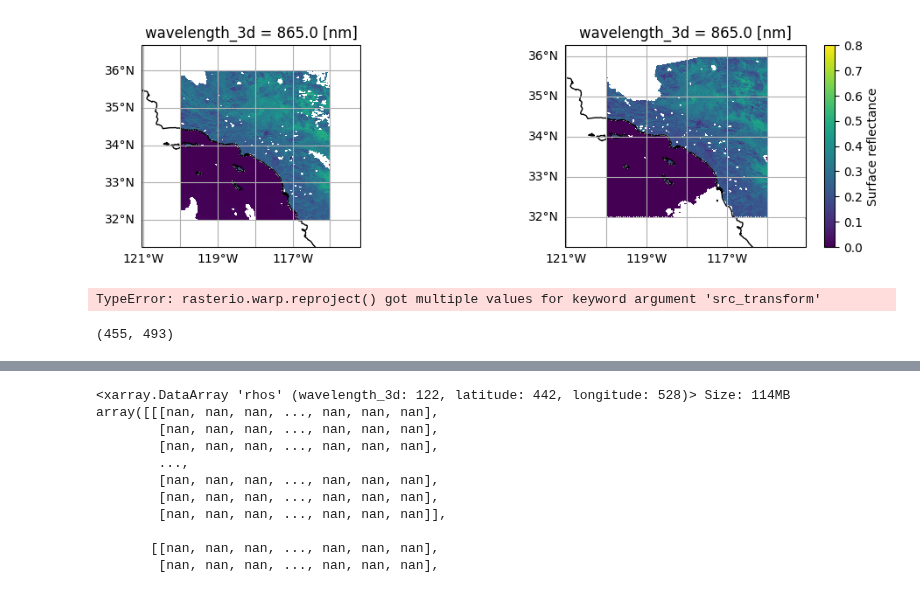
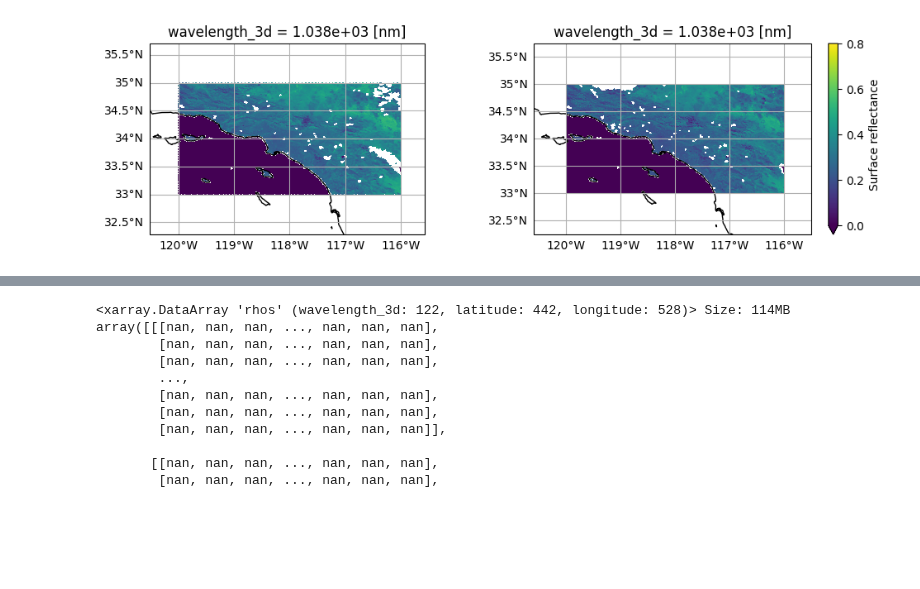
Before and after one commit to skyecaplan/pace-rapid-response, a Jupyter notebook: PRR_Land/dNBR_analysis.ipynb, the cells around one changed output, grey strips where cells are left out. Cells and saved outputs as stored; diff of their text form; code cells hidden in the pictures; blank space fills up the shorter version.

Commit message:
grid match and dnbr progress

```diff
--- a/PRR_Land/dNBR_analysis.ipynb
+++ b/PRR_Land/dNBR_analysis.ipynb
@@ -17,8 +17,8 @@ import utilities.useful_functions as utils
 from rasterio.enums import Resampling
 
 # Set up known scenes and time to search through
-bboxes = {"mb":(-102, 53.5, -92, 59), "la":(-120, 32, -116, 36)}
-tspan = ("2024-12-07", "2024-12-19")
+bbox = {"mb":(-102, 53.5, -92, 59), "la":(-120, 33, -116, 35),}
+tspan = ("2024-12-07", "2024-12-18")
 # %%
 # Set credentials
 auth = earthaccess.login(persist=True)
@@ -28,7 +28,8 @@ auth = earthaccess.login(persist=True)
 results = earthaccess.search_data(
     short_name="PACE_OCI_L2_SFREFL",
     temporal=tspan,
-    bounding_box=bboxes["la"],
+    bounding_box=bbox["la"],
     cloud_cover=(0, 75)
 )
+results[-1]
 # %% [output]
@@ -46,5 +50,15 @@ Opening 2 granules, approx size: 1.46 GB
 # %%
-# Open, subset, and mask files. Cell takes quite a while
+# Open, subset, and mask prefire files (~2 mins on cryocloud)
+import time
+start = time.time()
 prefire_1, prefire_2 = utils.open_nc(paths[0]), utils.open_nc(paths[1])
-prefire_1, prefire_2 = utils.subset(prefire_1, bboxes["la"]), utils.subset(prefire_2, bboxes["la"])
+
+# Subset to necessary bands
+prefire_1 = prefire_1.sel({"wavelength_3d":[1038, 2131]}, method="nearest")
+prefire_2 = prefire_2.sel({"wavelength_3d":[1038, 2131]}, method="nearest")
+
+# Subset and Mask
+prefire_1, prefire_2 = utils.subset(prefire_1, bbox["la"]), utils.subset(prefire_2, bbox["la"])
 prefire_1, prefire_2 = utils.mask_ds(prefire_1), utils.mask_ds(prefire_2)
+end=time.time()
+print(f"Code took {(end - start) / 60} mins to run")
@@ -51,26 +67,23 @@ prefire_1, prefire_2 = utils.mask_ds(prefire_1), utils.mask_ds(prefire_2)
 # %%
-# Plot to make sure
+# Plot to make sure everything worked
 fig, ax = plt.subplots(1, 2, subplot_kw=dict(projection=ccrs.PlateCarree()), figsize=(12,3))
 ax[0].coastlines()
 ax[1].coastlines()
 ax[0].gridlines(draw_labels={"left": "y", "bottom": "x"})
 ax[1].gridlines(draw_labels={"left": "y", "bottom": "x"})
-prefire_1.rhos[:,:,110].plot(x="longitude", y="latitude", vmin=0, vmax=0.8, ax=ax[0], add_colorbar=False)
-prefire_2.rhos[:,:,110].plot(x="longitude", y="latitude", vmin=0, vmax=0.8, ax=ax[1])
+prefire_1.rhos[:,:,0].plot(x="longitude", y="latitude", vmin=0, vmax=0.8, ax=ax[0], add_colorbar=False)
+prefire_2.rhos[:,:,0].plot(x="longitude", y="latitude", vmin=0, vmax=0.8, ax=ax[1])
 plt.show()
 # %% [output]
-[figure, old version]
+[figure, new version]
 # %%
 # Project first prefire granule to get grid
-dst = reproject_3d(prefire_1["rhos"])
+dst = utils.reproject_3d(prefire_1["rhos"])
+crs = dst.rio.crs
+shape = dst.rio.shape
+transform = dst.rio.transform()
 
-# Project 2nd with defined grid from above
-pf2_dst = reproject_3d(prefire_2["rhos"],
-                             shape=dst.rio.shape,
-                             transform=dst.rio.transform())
+# Project 2nd prefire
+pf2_dst = utils.grid_match_3d(prefire_2["rhos"], crs=crs,
+                              dst_shape=shape,
+                              transform=transform)
-# %% [output]
-TypeError: rasterio.warp.reproject() got multiple values for keyword argument 'src_transform'
-# %%
-dst.rio.shape
-# %% [output]
-(455, 493)
```
Also changed, not shown: parts of 11 cells of this notebook, 1 other file.
